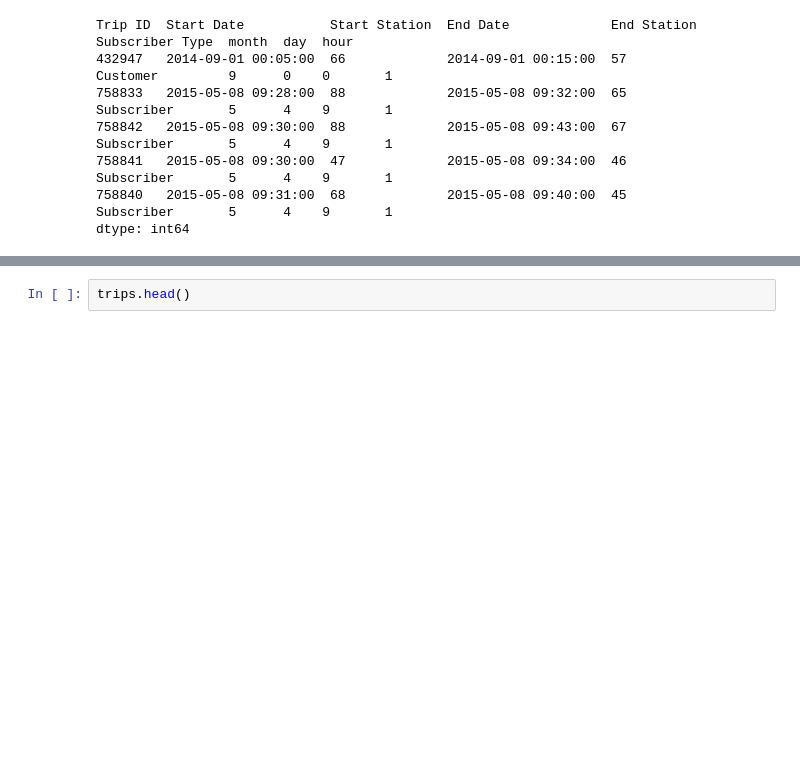
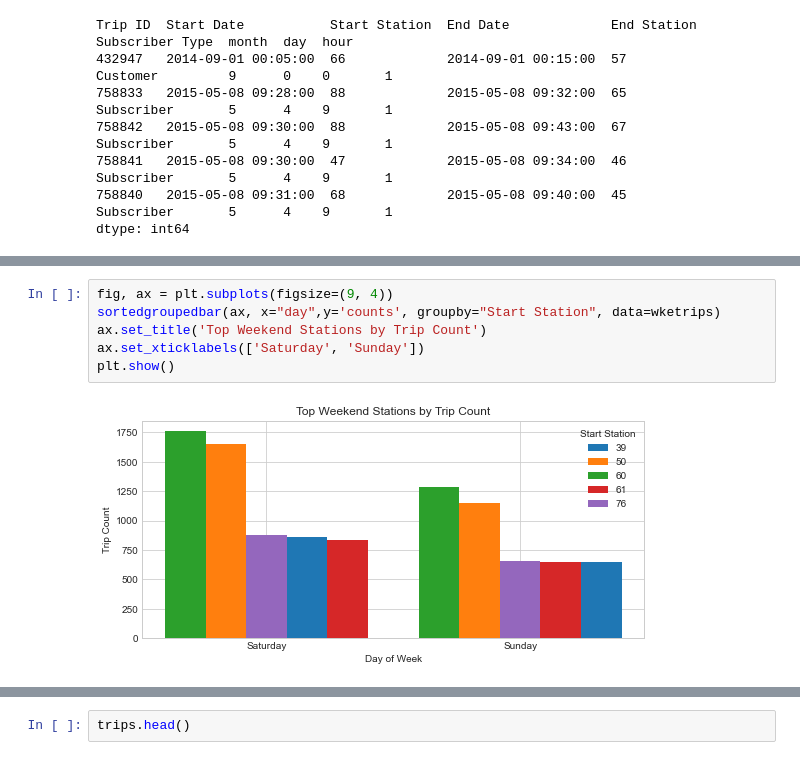
Before and after one commit to jkurdys/BikeShare, a Jupyter notebook: notebooks/BikeShare.ipynb, the cells around one changed output, grey strips where cells are left out. Drawn from its saved outputs; the diff is of its cells as text; blank space fills up the shorter version.

```diff
--- a/notebooks/BikeShare.ipynb
+++ b/notebooks/BikeShare.ipynb
@@ -322,0 +360,8 @@ plt.show();
+# %%
+fig, ax = plt.subplots(figsize=(9, 4))
+sortedgroupedbar(ax, x="day",y='counts', groupby="Start Station", data=wketrips)
+ax.set_title('Top Weekend Stations by Trip Count')
+ax.set_xticklabels(['Saturday', 'Sunday'])
+plt.show()
+# %% [output]
+[figure, added]
```
Also changed, not shown: parts of 10 cells of this notebook.
